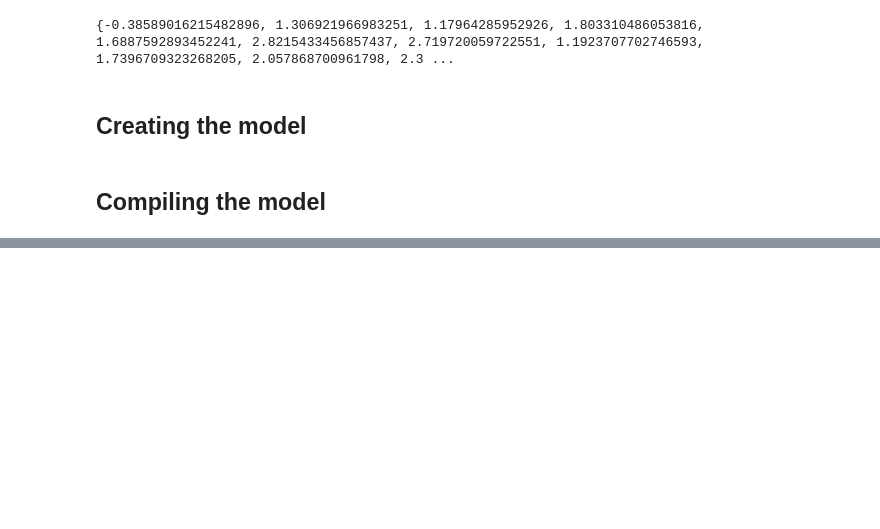
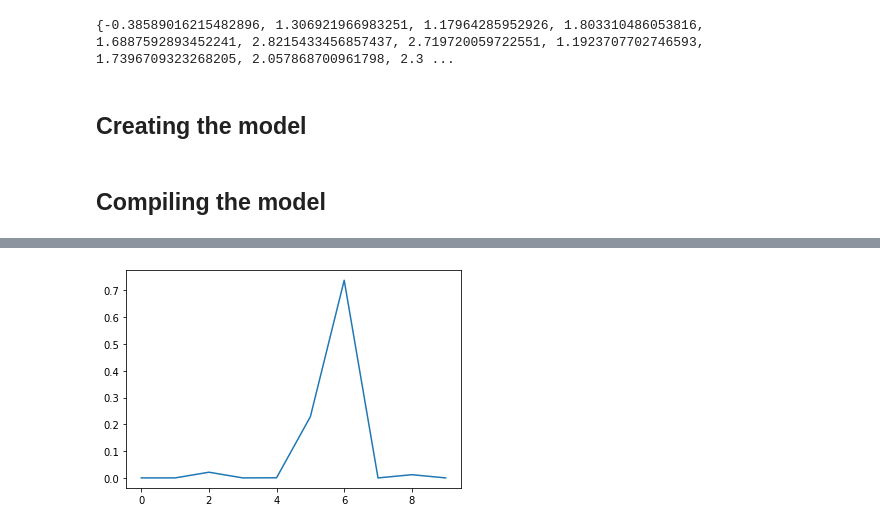
Before and after one commit to vishnupriyan123/Basic-Image-Classification, a Jupyter notebook: notebookfile1.ipynb, the cells around one changed output, grey strips where cells are left out. Saved outputs shown, nothing was run; the diff lists cells and outputs as text; code cells hidden in the pictures; blank space fills up the shorter version.

```diff
--- a/notebookfile1.ipynb
+++ b/notebookfile1.ipynb
@@ -123,0 +176,5 @@ _________________________________________________________________
+# %%
+plt.plot(preds[8])
+plt.show()
+# %% [output]
+[figure, added]
```
Also changed, not shown: parts of 9 cells of this notebook.
